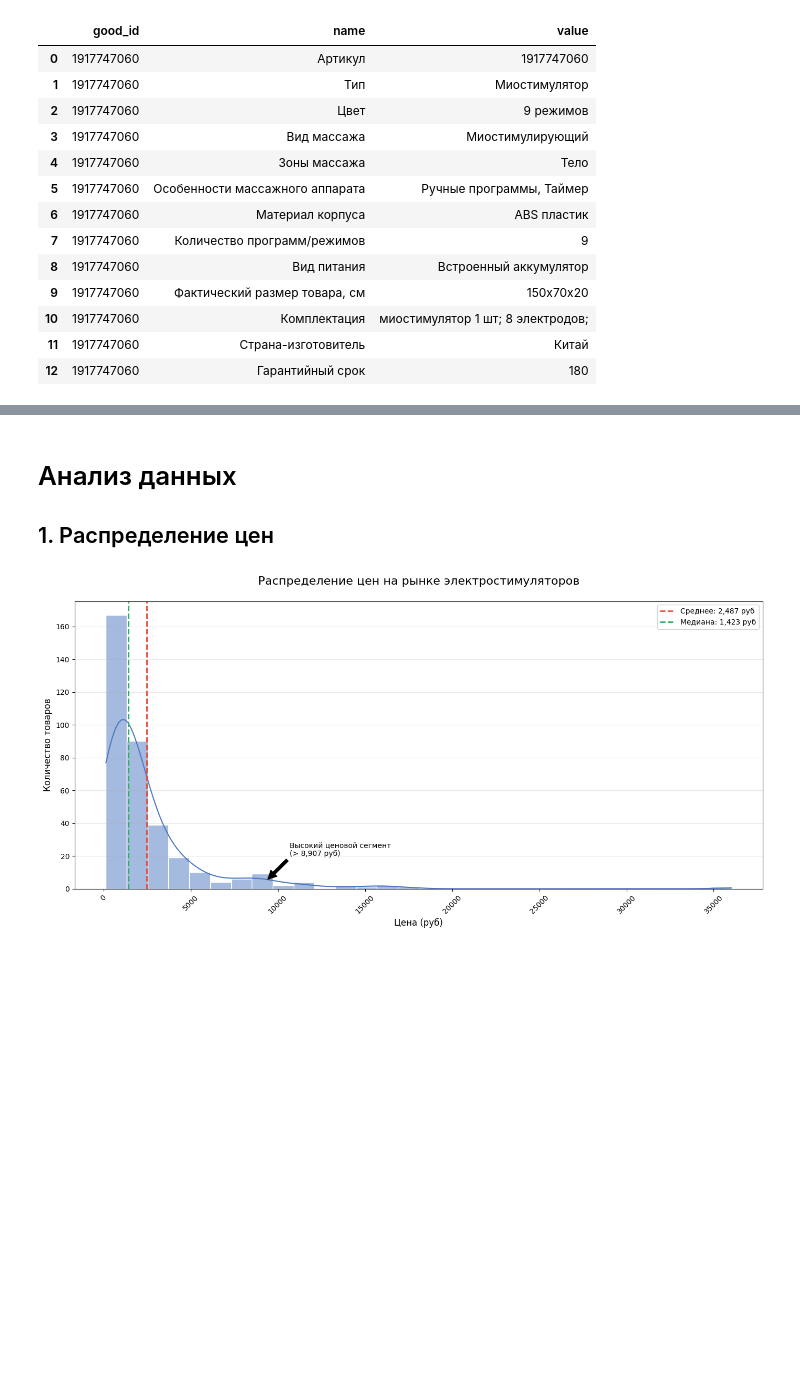
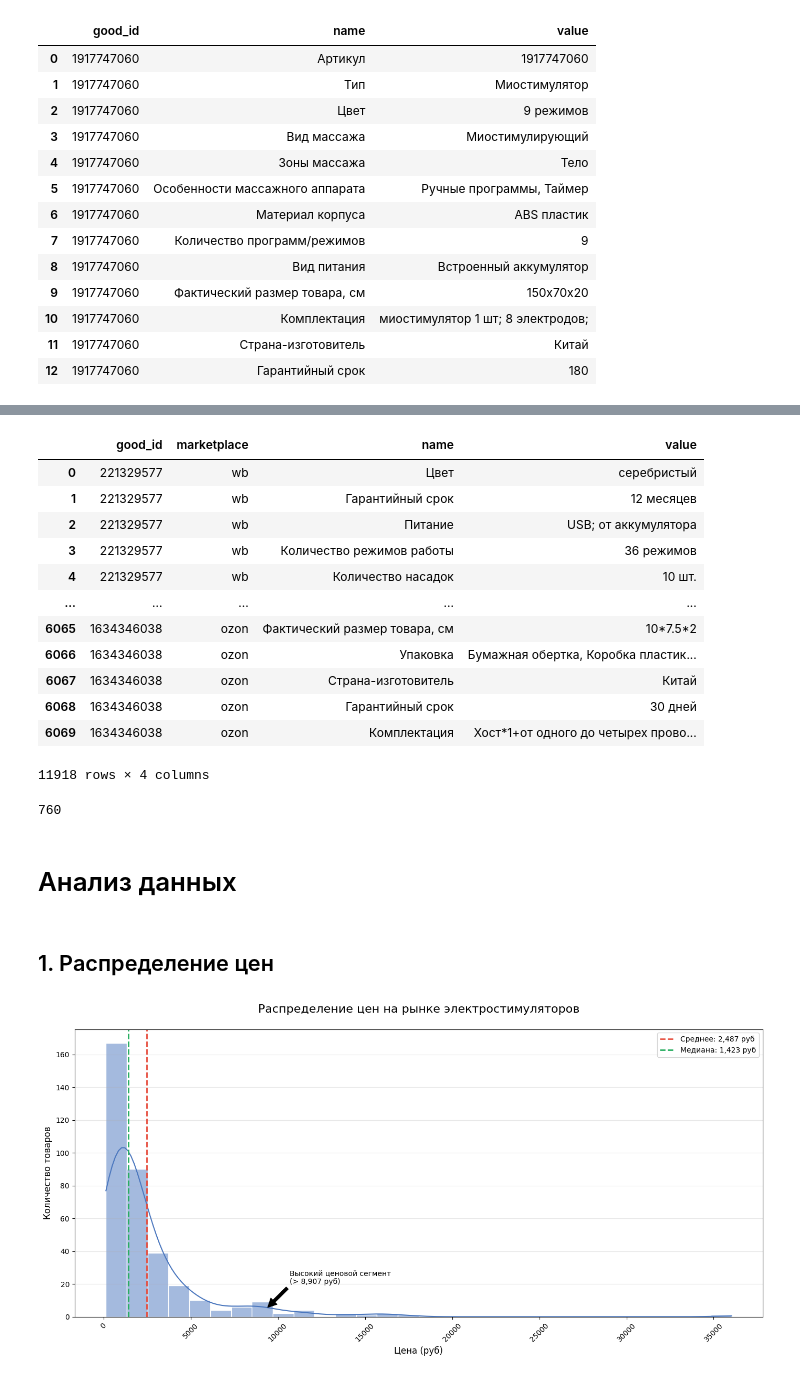
Before and after one commit to nekitmilk/ElectroPunk, a Jupyter notebook: src/notebooks/analisys.ipynb, the cells around one changed output, grey strips where cells are left out. Cells and saved outputs as stored; diff of their text form; code cells hidden in the pictures; blank space fills up the shorter version.

```diff
--- a/src/notebooks/analisys.ipynb
+++ b/src/notebooks/analisys.ipynb
@@ -603,0 +734,20 @@ df2
+# %%
+Other_characteristicks = pd.concat([wb_other_characteristics, ozon_other_characteristics])
+marketplace_col = Other_characteristicks.pop('marketplace')
+Other_characteristicks.insert(1, 'marketplace', marketplace_col)
+
+Other_characteristicks
+# %% [output]
+|  | good_id | marketplace | name | value |
+| 0 | 221329577 | wb | Цвет | серебристый |
+| 1 | 221329577 | wb | Гарантийный срок | 12 месяцев |
+| 2 | 221329577 | wb | Питание | USB; от аккумулятора |
+| 3 | 221329577 | wb | Количество режимов работы | 36 режимов |
+| 4 | 221329577 | wb | Количество насадок | 10 шт. |
+| ... | ... | ... | ... | ... |
+| 6065 | 1634346038 | ozon | Фактический размер товара, см | 10*7.5*2 |
+| 6066 | 1634346038 | ozon | Упаковка | Бумажная обертка, Коробка пластик... |
+| 6067 | 1634346038 | ozon | Страна-изготовитель | Китай |
+| 6068 | 1634346038 | ozon | Гарантийный срок | 30 дней |
+| 6069 | 1634346038 | ozon | Комплектация | Хост*1+от одного до четырех прово... |
+11918 rows × 4 columns
@@ -604,6 +757,11 @@ df2
+# %%
+len(Goods)
+# %% [output]
+760
 # %% [markdown]
 # Анализ данных
-## 1. Распределение цен
+# %% [markdown]
+## 1. Распределение цен
 # %%
 import matplotlib.pyplot as plt
 import seaborn as sns
```
Also changed, not shown: parts of 17 cells of this notebook, 5 other files.
